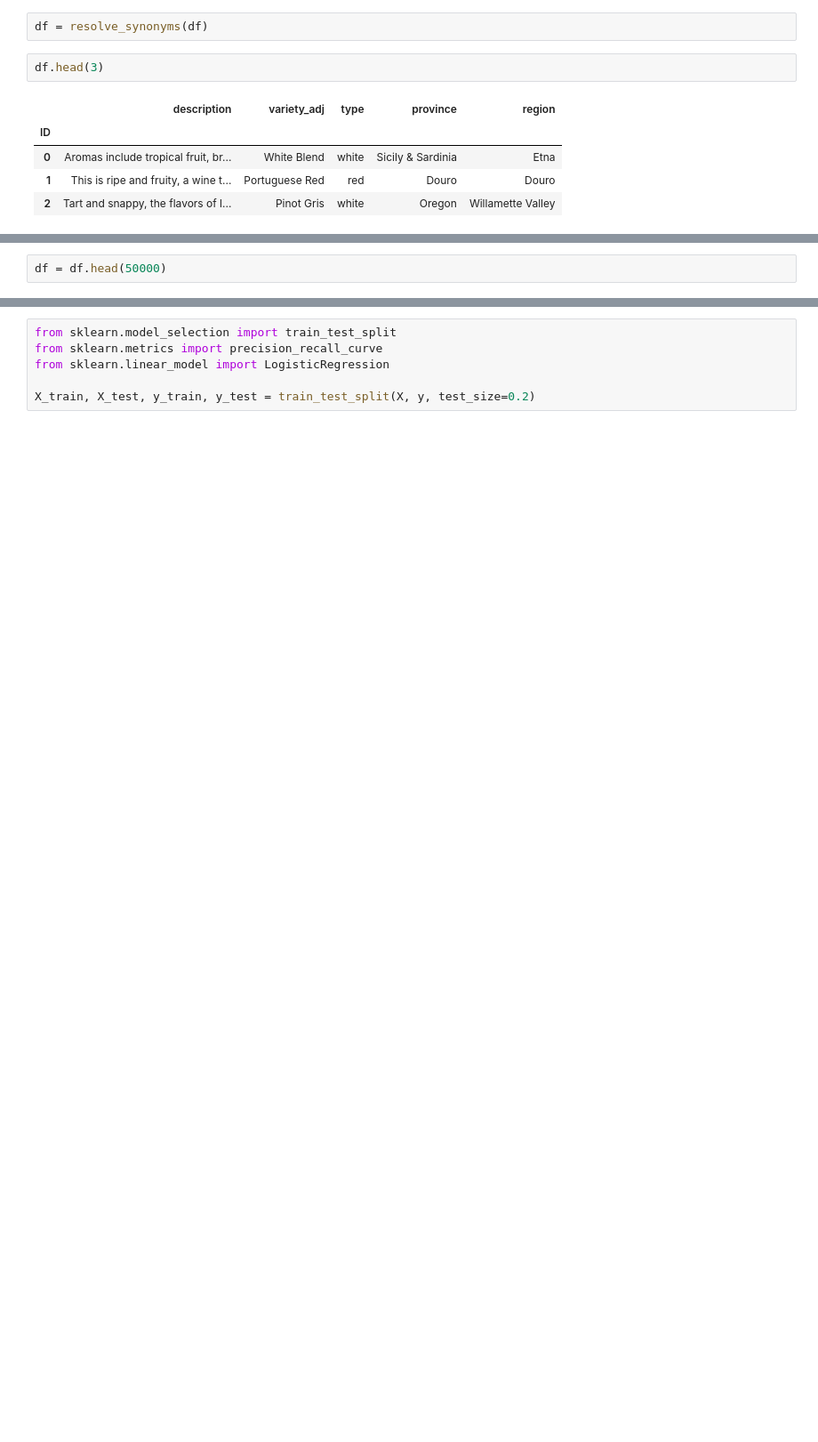
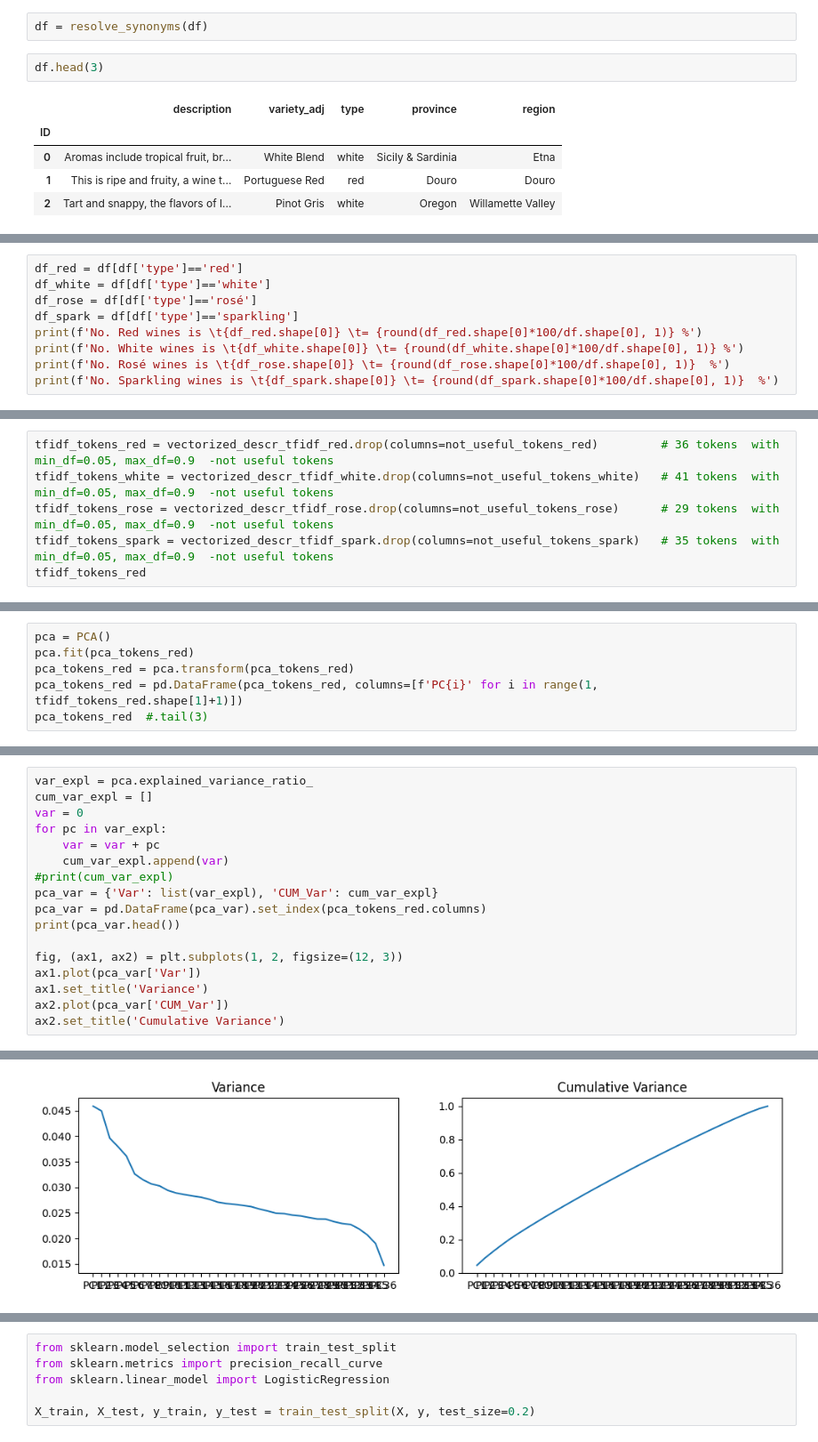
Before and after one commit to fmdalcin/WineGen_old, a Jupyter notebook: notebooks/NLP_WineDescription.ipynb, the cells around one changed output, grey strips where cells are left out. Shown at 89% size. Cells and saved outputs as stored; diff of their text form; blank space fills up the shorter version.

```diff
--- a/notebooks/NLP_WineDescription.ipynb
+++ b/notebooks/NLP_WineDescription.ipynb
@@ -138,2 +101,0 @@ df.head(3)
-# %%
-df = df.head(50000)
@@ -196,0 +141,9 @@ y = df['type']
+# %%
+df_red = df[df['type']=='red']
+df_white = df[df['type']=='white']
+df_rose = df[df['type']=='rosé']
+df_spark = df[df['type']=='sparkling']
+print(f'No. Red wines is \t{df_red.shape[0]} \t= {round(df_red.shape[0]*100/df.shape[0], 1)} %')
+print(f'No. White wines is \t{df_white.shape[0]} \t= {round(df_white.shape[0]*100/df.shape[0], 1)} %')
+print(f'No. Rosé wines is \t{df_rose.shape[0]} \t= {round(df_rose.shape[0]*100/df.shape[0], 1)}  %')
+print(f'No. Sparkling wines is \t{df_spark.shape[0]} \t= {round(df_spark.shape[0]*100/df.shape[0], 1)}  %')
@@ -196,0 +285,6 @@ y = df['type']
+# %%
+tfidf_tokens_red = vectorized_descr_tfidf_red.drop(columns=not_useful_tokens_red)         # 36 tokens  with min_df=0.05, max_df=0.9  -not useful tokens
+tfidf_tokens_white = vectorized_descr_tfidf_white.drop(columns=not_useful_tokens_white)   # 41 tokens  with min_df=0.05, max_df=0.9  -not useful tokens
+tfidf_tokens_rose = vectorized_descr_tfidf_rose.drop(columns=not_useful_tokens_rose)      # 29 tokens  with min_df=0.05, max_df=0.9  -not useful tokens
+tfidf_tokens_spark = vectorized_descr_tfidf_spark.drop(columns=not_useful_tokens_spark)   # 35 tokens  with min_df=0.05, max_df=0.9  -not useful tokens
+tfidf_tokens_red
@@ -196,0 +592,6 @@ y = df['type']
+# %%
+pca = PCA()
+pca.fit(pca_tokens_red)
+pca_tokens_red = pca.transform(pca_tokens_red)
+pca_tokens_red = pd.DataFrame(pca_tokens_red, columns=[f'PC{i}' for i in range(1, tfidf_tokens_red.shape[1]+1)])
+pca_tokens_red  #.tail(3)
@@ -196,0 +612,18 @@ y = df['type']
+# %%
+var_expl = pca.explained_variance_ratio_
+cum_var_expl = []
+var = 0
+for pc in var_expl:
+    var = var + pc
+    cum_var_expl.append(var)
+#print(cum_var_expl)
+pca_var = {'Var': list(var_expl), 'CUM_Var': cum_var_expl}
+pca_var = pd.DataFrame(pca_var).set_index(pca_tokens_red.columns)
+print(pca_var.head())
+
+fig, (ax1, ax2) = plt.subplots(1, 2, figsize=(12, 3))
+ax1.plot(pca_var['Var'])
+ax1.set_title('Variance')
+ax2.plot(pca_var['CUM_Var'])
+ax2.set_title('Cumulative Variance')
+# %% [output]
@@ -196,0 +637 @@ y = df['type']
+[figure, added]
```
Also changed, not shown: parts of 78 cells of this notebook.
